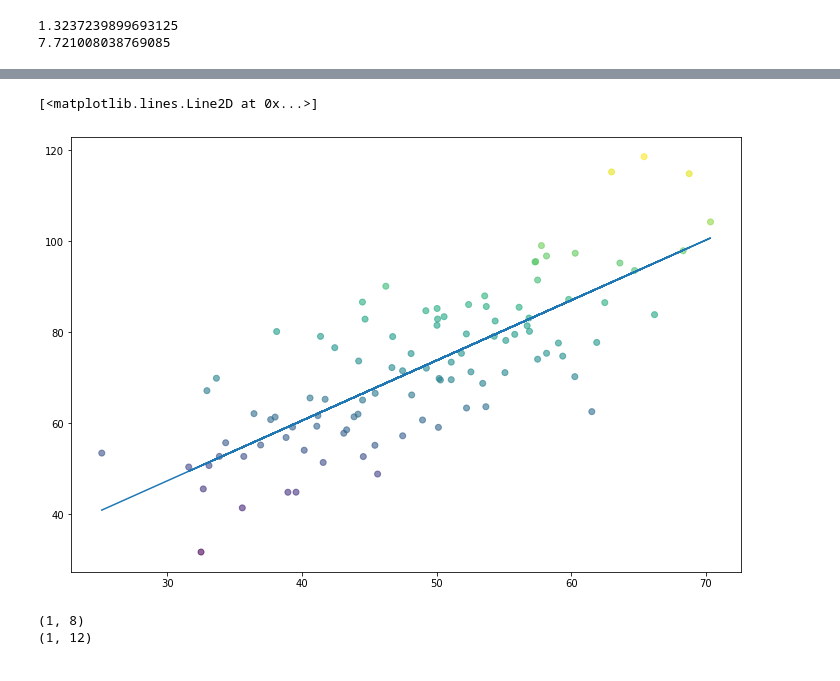
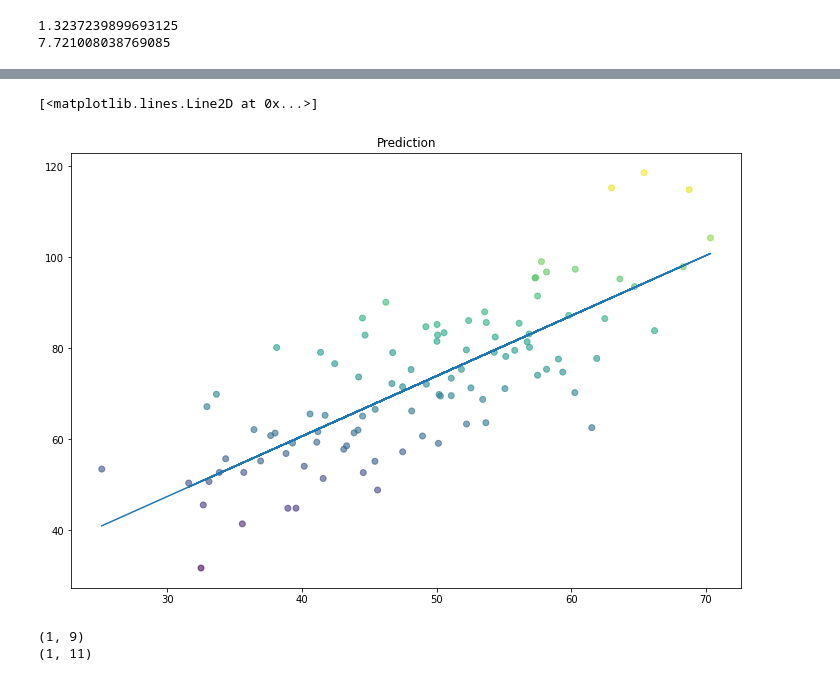
Before and after one commit to wojtekgradzinski/AISpring21, a Jupyter notebook: M3_Machine_Learning/D2 - Linear Regression/07ml2.ipynb, the cells around one changed output, grey strips where cells are left out. Saved outputs shown, nothing was run; the diff lists cells and outputs as text; code cells hidden in the pictures.

```diff
--- a/M3_Machine_Learning/D2 - Linear Regression/07ml2.ipynb
+++ b/M3_Machine_Learning/D2 - Linear Regression/07ml2.ipynb
@@ -76,14 +92,15 @@ assert abs(b - 1.32) <=0.03
 # %%
 line = 0
 x = np.array([])
 y_pred = b * X1 + a
 plt.figure(figsize=(12,8))
+plt.title('Prediction')
 plt.scatter(X, Y, c = Y, alpha = .6)
 plt.plot(X, y_pred)
 #raise NotImplementedError()
 # %% [output]
 [<matplotlib.lines.Line2D at 0x...>]
-[figure, old version]
+[figure, new version]
 # %%
 assert abs(a +3*b - 11.69) <= 0.05
 assert abs(a +100*b - 140) <= 1
@@ -92,20 +109,31 @@ assert abs(a +100*b - 140) <= 1
 #if the Y value for a certain X is lower than the line then the class is 0
 class_0 = [y_test[y_test > (a + b*x_test)]]
 class_1 = [y_test[y_test < (a + b*x_test)]]
+# class_0 = []
+# class_1 = []
 
-# for index, row in df.iterrows():
-#     if row.Y > row.Y:
-#         class_0.append(row.X)
-#     elif row.Y > row.Y:
-#         class_1.append(row.X)
+# for i in range(x_test.shape[0]):
+#     if y_test.values[i] < (a + ax_test.values[i]*b):
+#         class_0.append( (x_test.values[i], y_test.values[i]) )
+#     else:
+#         class_1.append( (x_test.values[i], y_test.values[i]) )
+# plt.scatter(class_0[:,0], class_0[:,1])
+# plt.scatter(class_1[:,0], class_1[:,1])
+# plt.plot(y)
+
+for index, row in df.iterrows():
+    if row.Y > row.Y:
+        class_0.append(row.X)
+    elif row.Y > row.Y:
+        class_1.append(row.X)
 
 class_0 = np.array(class_0)
 class_1 = np.array(class_1)
 print(class_0.shape)
 print(class_1.shape)
 # %% [output]
-(1, 8)
-(1, 12)
+(1, 9)
+(1, 11)
 # %%
 assert 9 < class_0.shape[0] < 13
 assert 7 < class_1.shape[0] < 11
```
Also changed, not shown: parts of 8 cells of this notebook.
